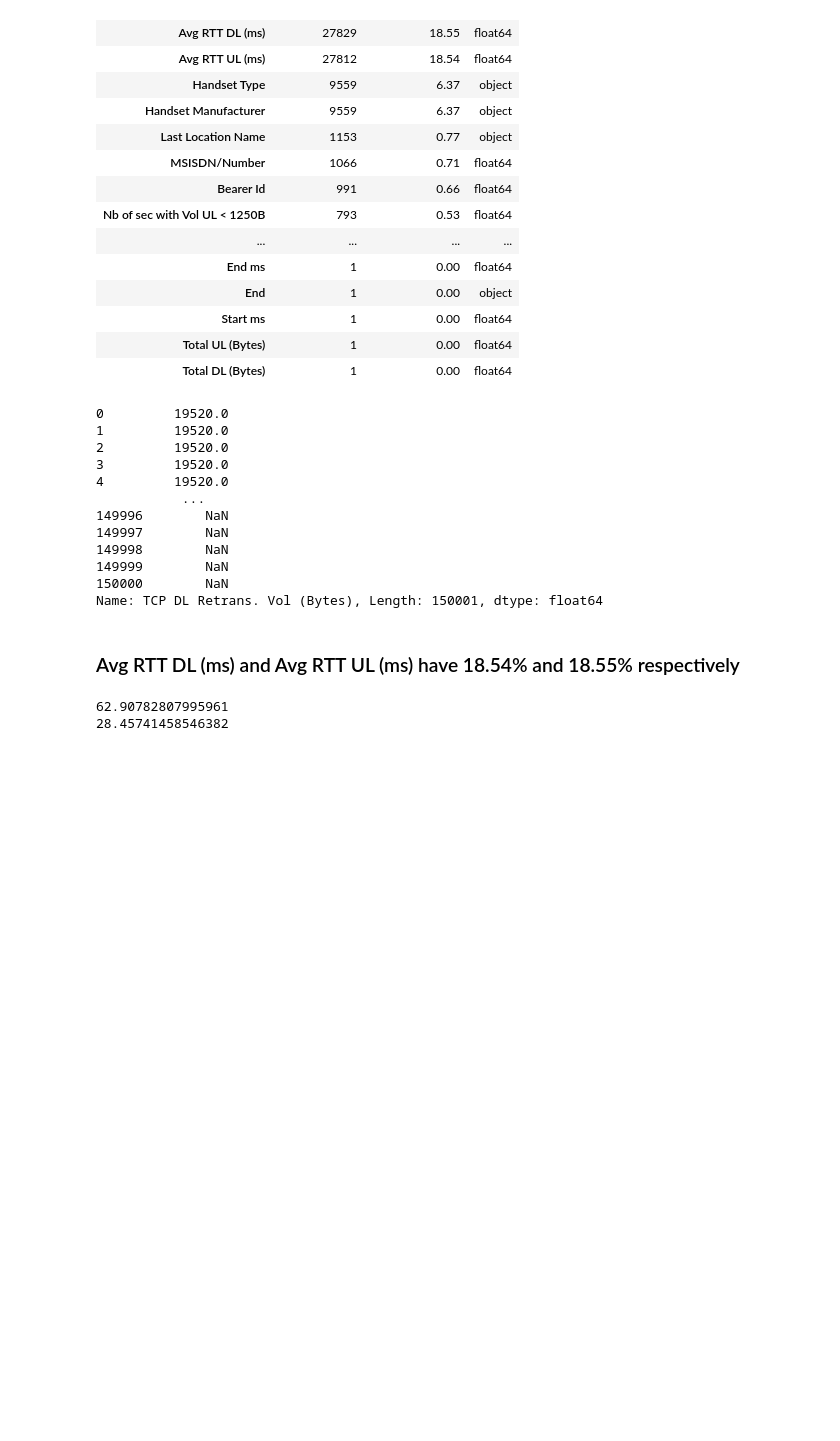
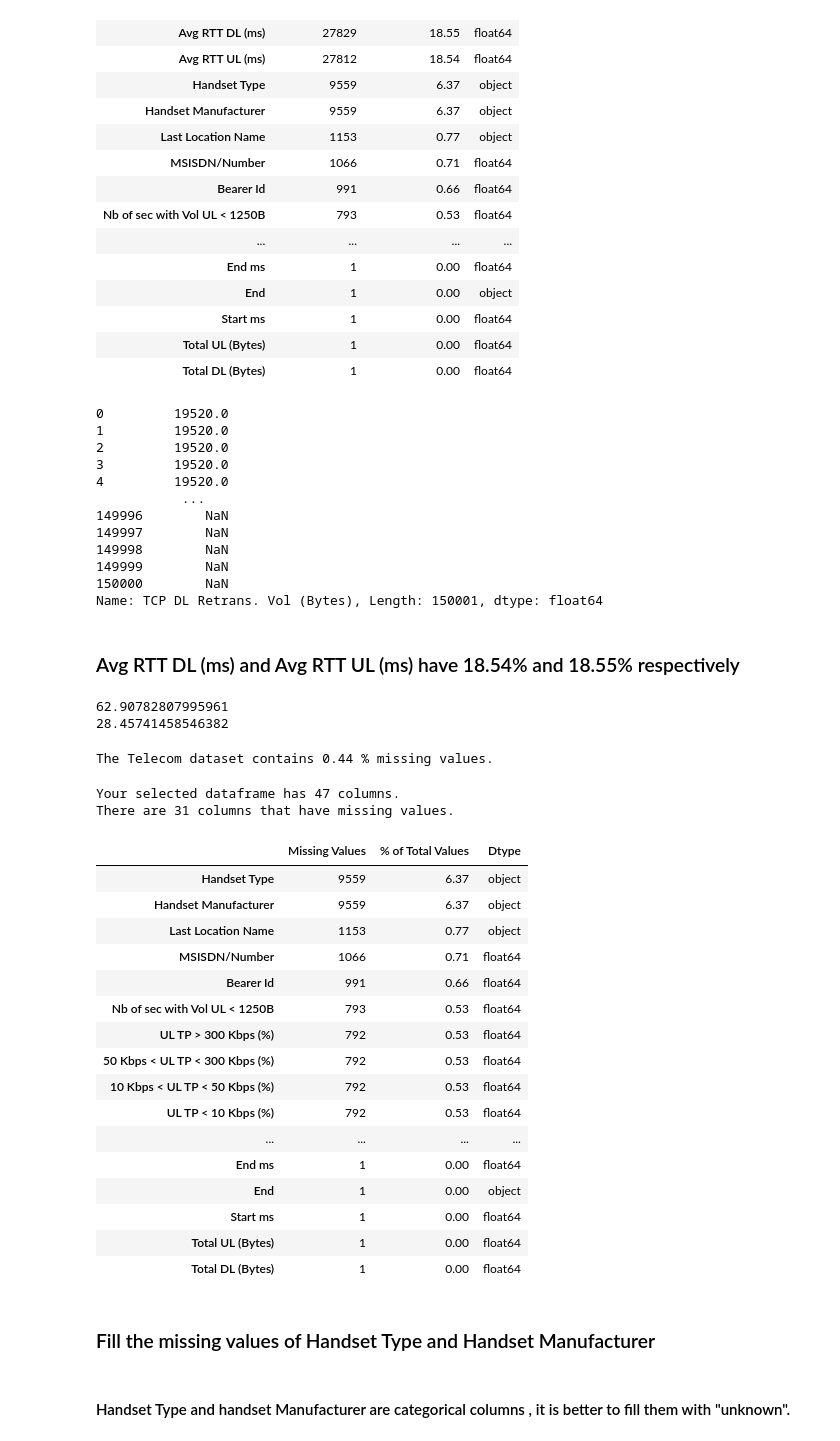
Before and after one commit to hikmab/User-Analytics-Telecomm-Industry, a Jupyter notebook: notebook/user over view analysis .ipynb, the cells around one changed output. Drawn from its saved outputs; the diff is of its cells as text; code cells hidden in the pictures; blank space fills up the shorter version.

```diff
--- a/notebook/user over view analysis .ipynb
+++ b/notebook/user over view analysis .ipynb
@@ -205,0 +220,30 @@ print(db['Avg RTT UL (ms)'].skew(skipna=True))
+# %%
+Data_cleaner().percent_missing_values(db)
+# %% [output]
+The Telecom dataset contains 0.44 % missing values.
+# %%
+Data_cleaner.missing_values_table(db)
+# %% [output]
+Your selected dataframe has 47 columns.
+There are 31 columns that have missing values.
+|  | Missing Values | % of Total Values | Dtype |
+| Handset Type | 9559 | 6.37 | object |
+| Handset Manufacturer | 9559 | 6.37 | object |
+| Last Location Name | 1153 | 0.77 | object |
+| MSISDN/Number | 1066 | 0.71 | float64 |
+| Bearer Id | 991 | 0.66 | float64 |
+| Nb of sec with Vol UL < 1250B | 793 | 0.53 | float64 |
+| UL TP > 300 Kbps (%) | 792 | 0.53 | float64 |
+| 50 Kbps < UL TP < 300 Kbps (%) | 792 | 0.53 | float64 |
+| 10 Kbps < UL TP < 50 Kbps (%) | 792 | 0.53 | float64 |
+| UL TP < 10 Kbps (%) | 792 | 0.53 | float64 |
+| ... | ... | ... | ... |
+| End ms | 1 | 0.00 | float64 |
+| End | 1 | 0.00 | object |
+| Start ms | 1 | 0.00 | float64 |
+| Total UL (Bytes) | 1 | 0.00 | float64 |
+| Total DL (Bytes) | 1 | 0.00 | float64 |
+# %% [markdown]
+### Fill the missing values of Handset Type and Handset Manufacturer
+# %% [markdown]
+#### Handset Type and handset Manufacturer are categorical columns , it is better to fill them with "unknown".
```
Also changed, not shown: parts of 35 cells of this notebook, 1 other file.
